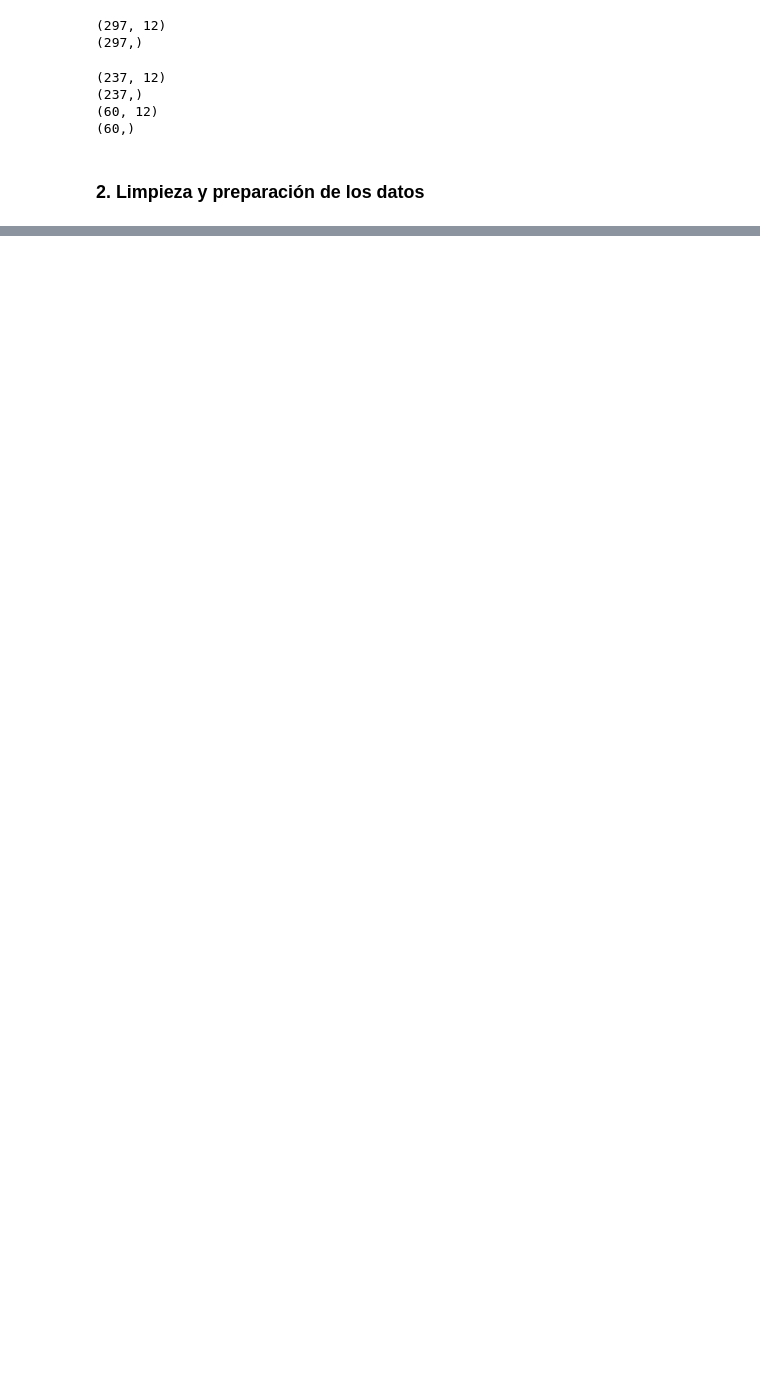
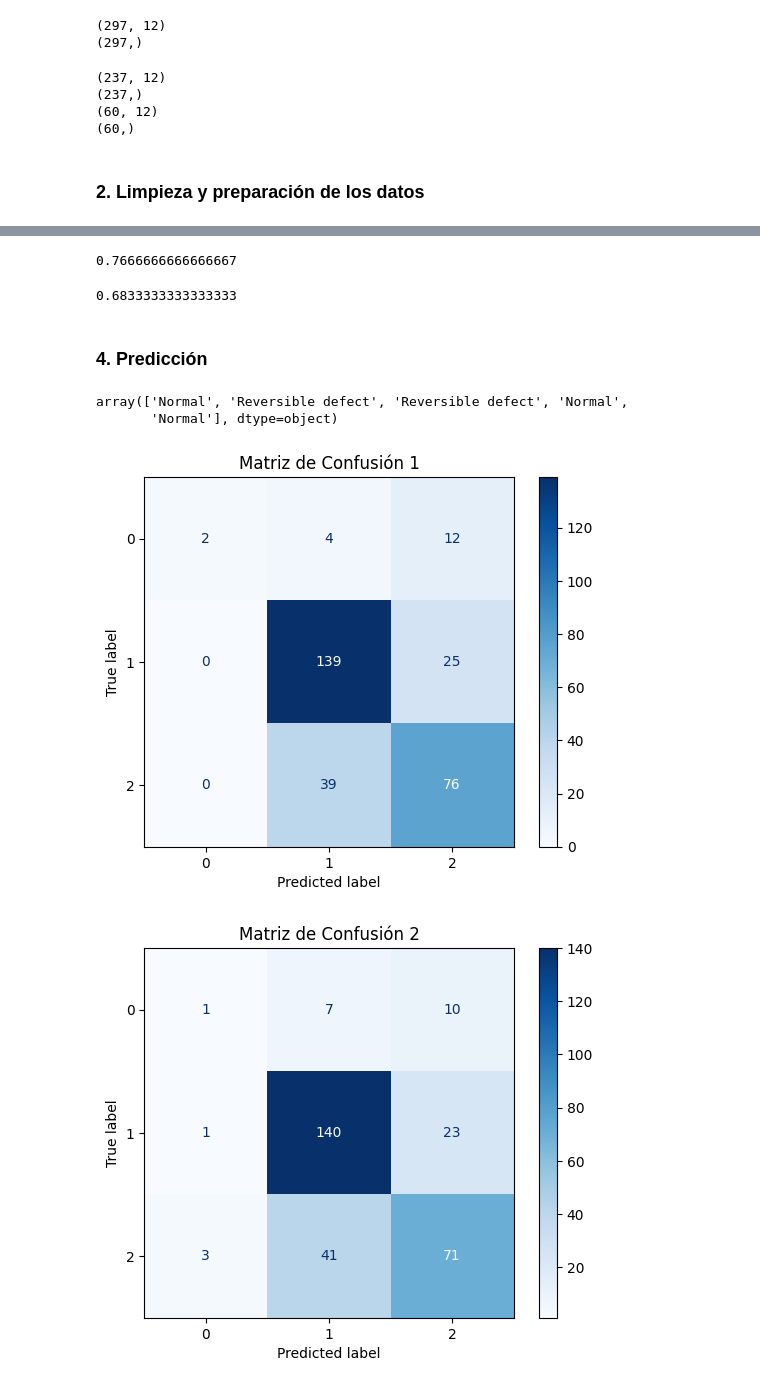
Before and after one commit to miguelzaga/Machine-Learning-Techniques, a Jupyter notebook: Taller_1/Taller_1.ipynb, the cells around one changed output, grey strips where cells are left out. Saved outputs shown, nothing was run; the diff lists cells and outputs as text; code cells hidden in the pictures; blank space fills up the shorter version.

Commit message:
Modelamiento y predicción

```diff
--- a/Taller_1/Taller_1.ipynb
+++ b/Taller_1/Taller_1.ipynb
@@ -104,0 +138,2 @@ print(y_test.shape)
+# %%
+pipe.fit(X_train, le.fit_transform(y_train))
@@ -104,0 +150,16 @@ print(y_test.shape)
+# %%
+pipe.score(X_test, le.fit_transform(y_test))
+# %% [output]
+0.7666666666666667
+# %%
+# Modelo 2
+pipe2 = Pipeline([
+    ('preprocessor', ct),
+    ('classifier', KNeighborsClassifier())
+])
+pipe2.fit(X_train, le.fit_transform(y_train))
+pipe2.score(X_test, le.fit_transform(y_test))
+# %% [output]
+0.6833333333333333
+# %% [markdown]
+### 4. Predicción
@@ -104,0 +169,21 @@ print(y_test.shape)
+# %%
+pred = le.inverse_transform(pipe.predict(X))
+pred2 = le.inverse_transform(pipe2.predict(X))
+
+pred[:5]
+# %% [output]
+array(['Normal', 'Reversible defect', 'Reversible defect', 'Normal',
+       'Normal'], dtype=object)
+# %%
+disp = ConfusionMatrixDisplay(confusion_matrix(y, pred))
+disp.plot(cmap='Blues', values_format='d')
+plt.title('Matriz de Confusión 1')
+plt.show()
+
+disp2 = ConfusionMatrixDisplay(confusion_matrix(y, pred2))
+disp2.plot(cmap='Blues', values_format='d')
+plt.title('Matriz de Confusión 2')
+plt.show()
+# %% [output]
+[figure, added]
+[figure, added]
```
Also changed, not shown: parts of 8 cells of this notebook.
